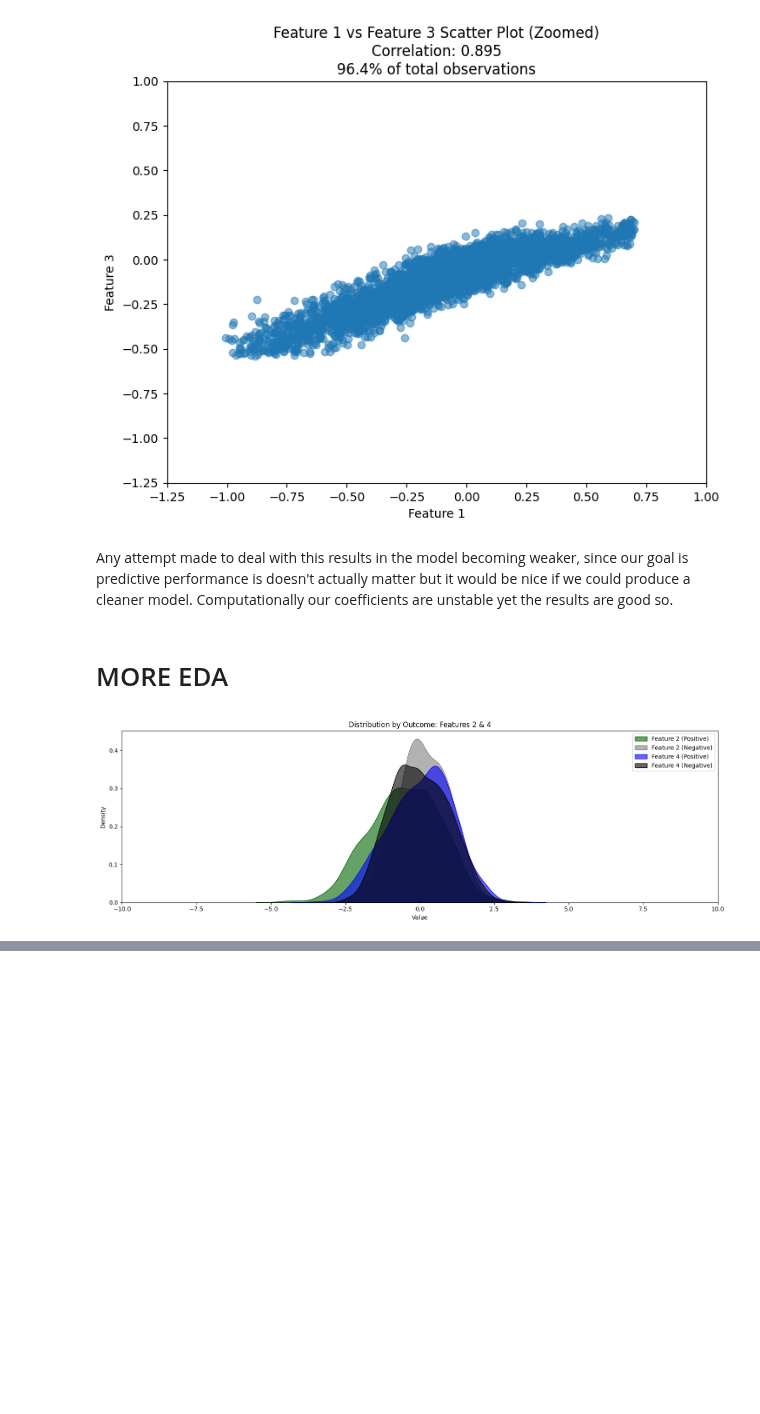
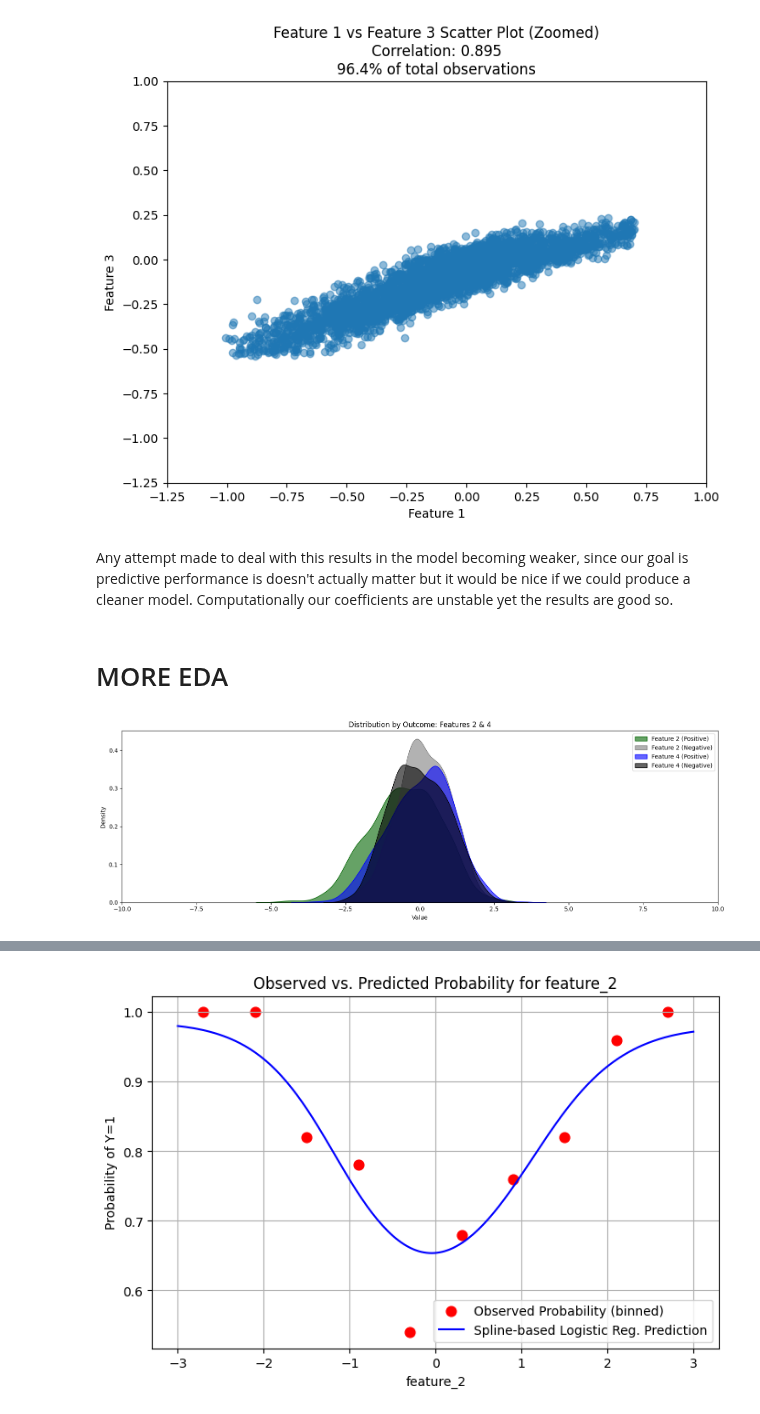
Before and after one commit to Jacob-J-Richards/DS_DA_Projects, a Jupyter notebook: 3-90+_DaysPastDue/Main.ipynb, the cells around one changed output, grey strips where cells are left out. Cells and saved outputs as stored; diff of their text form; code cells hidden in the pictures; blank space fills up the shorter version.

```diff
--- a/3-90+_DaysPastDue/Main.ipynb
+++ b/3-90+_DaysPastDue/Main.ipynb
@@ -637,0 +766,99 @@ plt.show()
+# %%
+import numpy as np
+import pandas as pd
+import matplotlib.pyplot as plt
+
+from sklearn.linear_model import LogisticRegression
+from sklearn.preprocessing import SplineTransformer
+from sklearn.pipeline import make_pipeline
+
+# For reproducibility
+np.random.seed(42)
+
+# Suppose we have a DataFrame: X_train with columns ['feature_2', 'feature_4']
+# and a target vector y_train with 0/1 outcomes.
+# Here we create a small synthetic example:
+N = 500
+feature_2 = np.linspace(-3, 3, N)
+feature_4 = np.random.normal(size=N)
+
+# Let's construct a binary outcome that's somewhat nonlinear in feature_2
+# True log-odds ~ (feature_2)^2 + 0.5*feature_4
+log_odds = feature_2**2 + 0.5 * feature_4
+p = 1 / (1 + np.exp(-log_odds))
+y_train = np.random.binomial(n=1, p=p)
+
+# Build a DataFrame
+X_train = pd.DataFrame({
+    'feature_2': feature_2,
+    'feature_4': feature_4
+})
+
+
+# Create a pipeline: spline-transform -> logistic regression
+# We'll use 4 knots and cubic splines for both features
+model = make_pipeline(
+    SplineTransformer(n_knots=4, degree=3),
+    LogisticRegression()
+)
+
+model.fit(X_train[['feature_2', 'feature_4']], y_train)
+
+
+# 3.1. Choose the number of bins
+num_bins = 10
+
+# 3.2. Create bins based on feature_2
+bins = pd.cut(X_train['feature_2'], bins=num_bins)
+
+# 3.3. Group by these bins and compute mean outcome
+grouped = X_train.groupby(bins)
+observed_prob = grouped.apply(
+    lambda df: y_train[df.index].mean()
+)
+
+# 3.4. Also compute the midpoint of each bin for plotting
+bin_mid = grouped['feature_2'].mean()
+
+# Convert to numpy arrays (optional, for convenience)
+bin_mid = bin_mid.values
+observed_prob = observed_prob.values
+
+
+# 4.1. Create a grid of feature_2 values
+grid_feature_2 = np.linspace(X_train['feature_2'].min(),
+                             X_train['feature_2'].max(), 200)
+
+# 4.2. Fix feature_4 at its mean (or median)
+feature_4_fixed = X_train['feature_4'].mean()
+
+# 4.3. Construct a "grid" DataFrame
+grid_df = pd.DataFrame({
+    'feature_2': grid_feature_2,
+    'feature_4': np.full_like(grid_feature_2, feature_4_fixed)
+})
+
+# 4.4. Predict probabilities (P(Y=1)) using the pipeline
+pred_probs = model.predict_proba(grid_df[['feature_2', 'feature_4']])[:, 1]
+
+
+plt.figure(figsize=(8, 5))
+
+# Plot the binned, empirical probabilities
+plt.scatter(bin_mid, observed_prob,
+            label="Observed Probability (binned)",
+            color="red", s=60)
+
+# Plot the spline-based logistic regression curve
+plt.plot(grid_feature_2, pred_probs,
+         label="Spline-based Logistic Reg. Prediction",
+         color="blue")
+
+plt.title("Observed vs. Predicted Probability for feature_2")
+plt.xlabel("feature_2")
+plt.ylabel("Probability of Y=1")
+plt.grid(True)
+plt.legend()
+plt.show()
+# %% [output]
+[figure, added]
```
Also changed, not shown: parts of 10 cells of this notebook, 2 other files.
